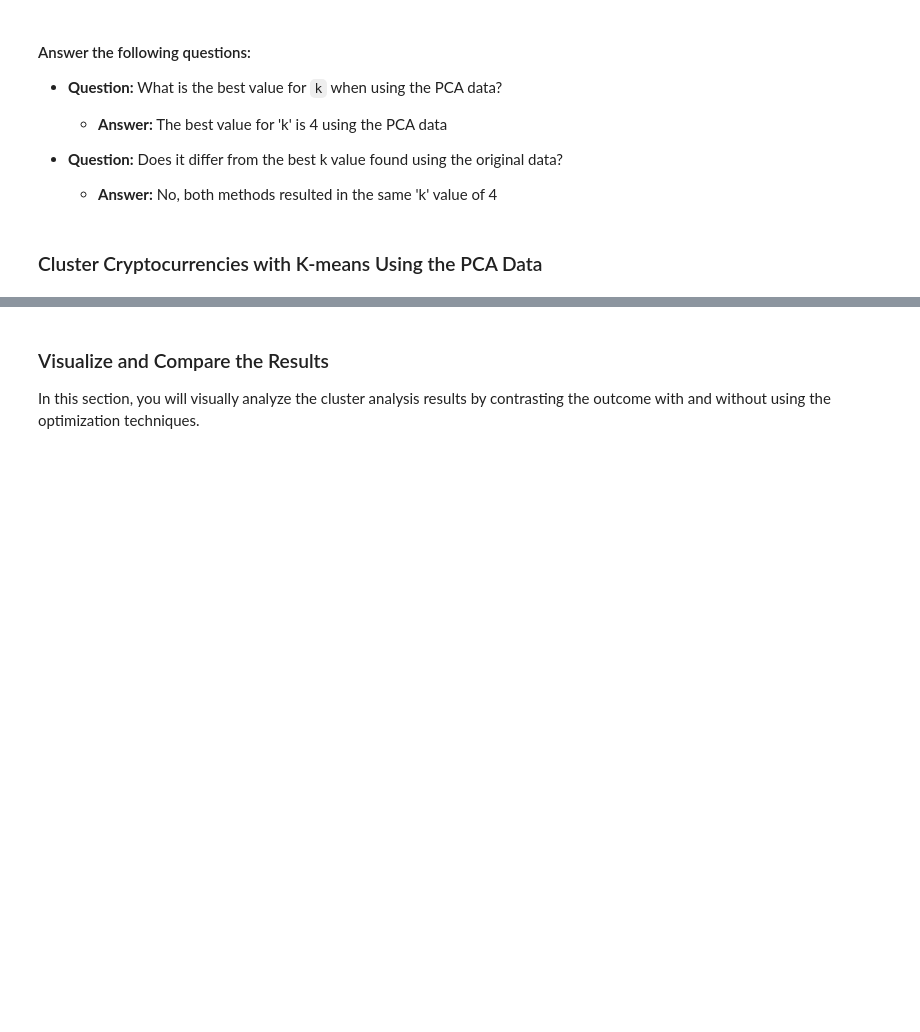
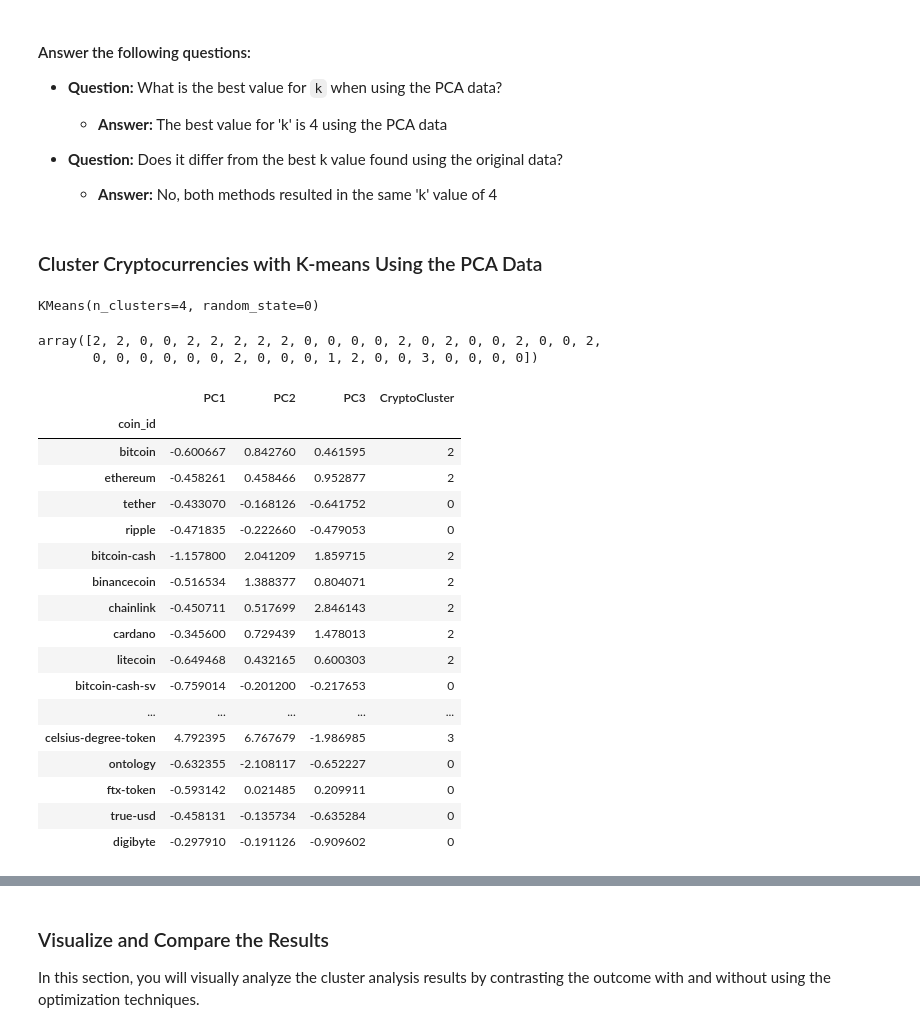
Before and after one commit to vasquezr8/CryptoClustering, a Jupyter notebook: Crypto_Clustering.ipynb, the cells around one changed output, grey strips where cells are left out. Cells and saved outputs as stored; diff of their text form; code cells hidden in the pictures; blank space fills up the shorter version.

Commit message:
Done with PCA cluster

```diff
--- a/Crypto_Clustering.ipynb
+++ b/Crypto_Clustering.ipynb
@@ -349,20 +349,49 @@ df_elbow.hvplot.line(
 ### Cluster Cryptocurrencies with K-means Using the PCA Data
 # %%
 # Initialize the K-Means model using the best value for k
+model = KMeans(n_clusters=4, random_state=0)
 # %%
 # Fit the K-Means model using the PCA data
+model.fit(crypto_pca_df)
+# %% [output]
+KMeans(n_clusters=4, random_state=0)
 # %%
 # Predict the clusters to group the cryptocurrencies using the PCA data
+crypto_clusters = model.predict(crypto_pca_df)
 
 # Print the resulting array of cluster values.
+crypto_clusters
+# %% [output]
+array([2, 2, 0, 0, 2, 2, 2, 2, 2, 0, 0, 0, 0, 2, 0, 2, 0, 0, 2, 0, 0, 2,
+       0, 0, 0, 0, 0, 0, 2, 0, 0, 0, 1, 2, 0, 0, 3, 0, 0, 0, 0])
 # %%
 # Create a copy of the DataFrame with the PCA data
-
+df_crypto_pca_predictions = crypto_pca_df.copy()
 
 # Add a new column to the DataFrame with the predicted clusters
-
+df_crypto_pca_predictions["CryptoCluster"] = crypto_clusters
 
 # Display sample data
+df_crypto_pca_predictions
+# %% [output]
+|  | PC1 | PC2 | PC3 | CryptoCluster |
+| coin_id |  |  |  |  |
+| bitcoin | -0.600667 | 0.842760 | 0.461595 | 2 |
+| ethereum | -0.458261 | 0.458466 | 0.952877 | 2 |
+| tether | -0.433070 | -0.168126 | -0.641752 | 0 |
+| ripple | -0.471835 | -0.222660 | -0.479053 | 0 |
+| bitcoin-cash | -1.157800 | 2.041209 | 1.859715 | 2 |
+| binancecoin | -0.516534 | 1.388377 | 0.804071 | 2 |
+| chainlink | -0.450711 | 0.517699 | 2.846143 | 2 |
+| cardano | -0.345600 | 0.729439 | 1.478013 | 2 |
+| litecoin | -0.649468 | 0.432165 | 0.600303 | 2 |
+| bitcoin-cash-sv | -0.759014 | -0.201200 | -0.217653 | 0 |
+| ... | ... | ... | ... | ... |
+| celsius-degree-token | 4.792395 | 6.767679 | -1.986985 | 3 |
+| ontology | -0.632355 | -2.108117 | -0.652227 | 0 |
+| ftx-token | -0.593142 | 0.021485 | 0.209911 | 0 |
+| true-usd | -0.458131 | -0.135734 | -0.635284 | 0 |
+| digibyte | -0.297910 | -0.191126 | -0.909602 | 0 |
 # %%
 # Create a scatter plot using hvPlot by setting
 # `x="PC1"` and `y="PC2"`.
```
Also changed, not shown: parts of 1 cell of this notebook.
